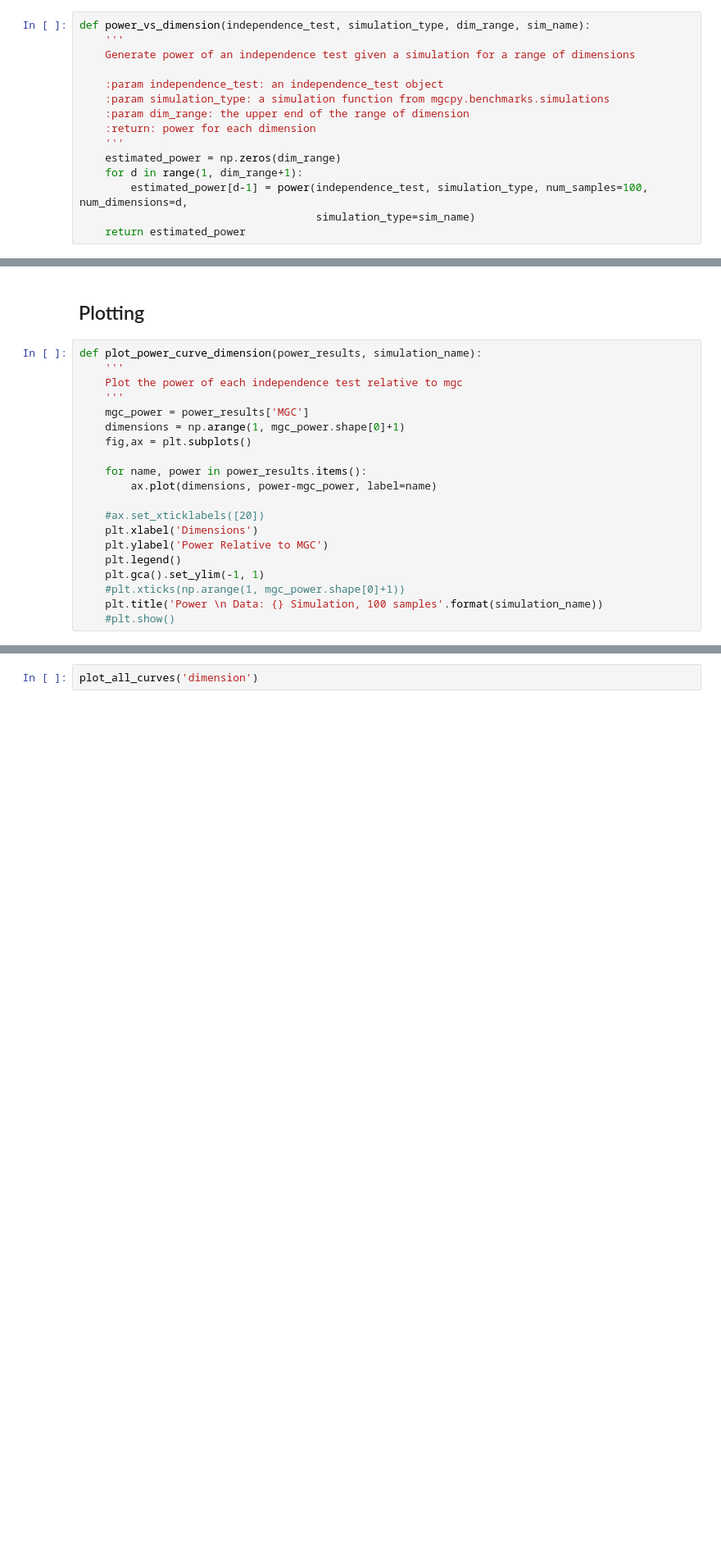
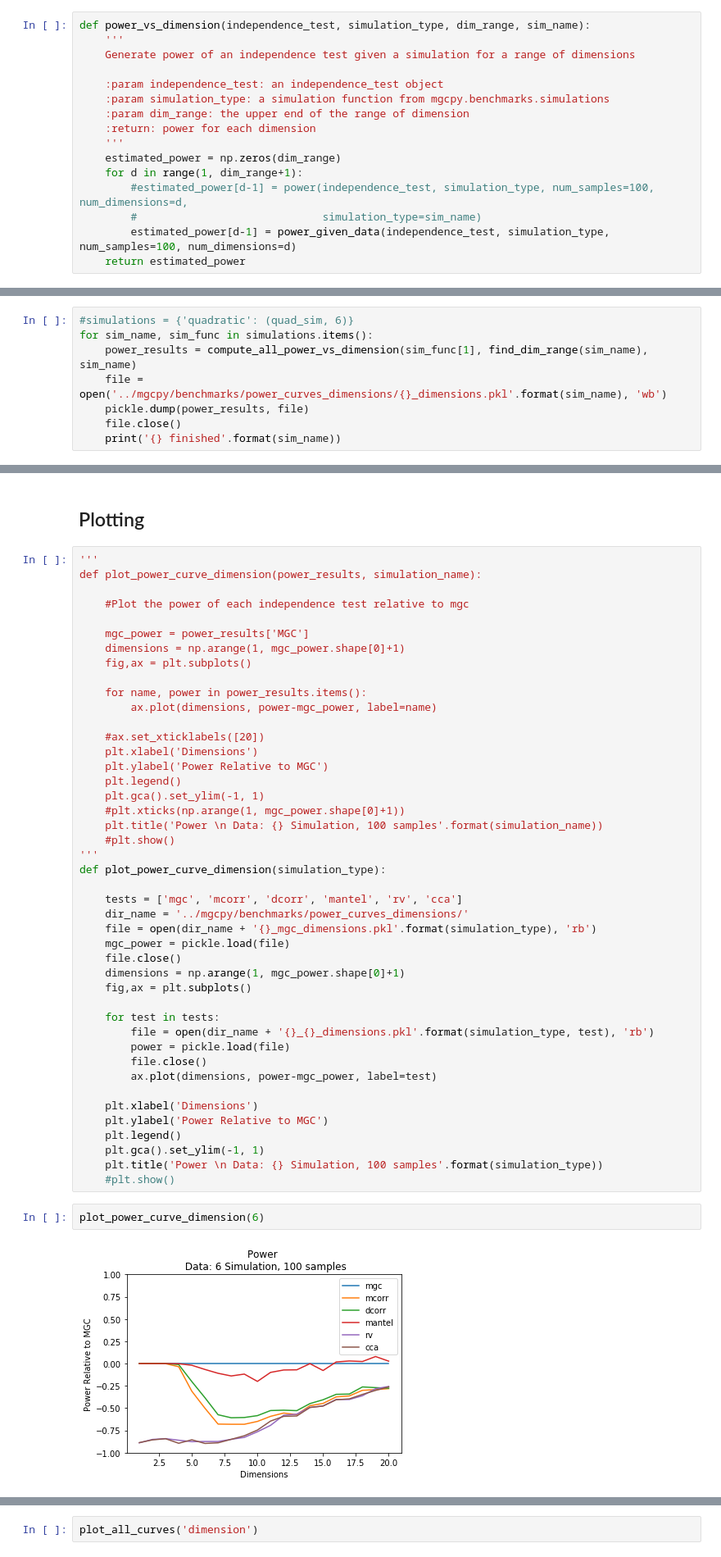
Before and after one commit to neurodata/mgcpy-old, a Jupyter notebook: demos/figure_2_power_curve.ipynb, the cells around one changed output, grey strips where cells are left out. Shown at 82% size. Saved outputs shown, nothing was run; the diff lists cells and outputs as text; blank space fills up the shorter version.

Commit message:
modified power curve code to use pre-generated data

```diff
--- a/demos/figure_2_power_curve.ipynb
+++ b/demos/figure_2_power_curve.ipynb
@@ -37,6 +40,7 @@ def power_vs_dimension(independence_test, simulation_type, dim_range, sim_name):
     '''
     estimated_power = np.zeros(dim_range)
     for d in range(1, dim_range+1):
-        estimated_power[d-1] = power(independence_test, simulation_type, num_samples=100, num_dimensions=d,
-                                     simulation_type=sim_name)
+        #estimated_power[d-1] = power(independence_test, simulation_type, num_samples=100, num_dimensions=d,
+        #                             simulation_type=sim_name)
+        estimated_power[d-1] = power_given_data(independence_test, simulation_type, num_samples=100, num_dimensions=d)
     return estimated_power
@@ -111,0 +113,8 @@ bernoulli finished
+# %%
+#simulations = {'quadratic': (quad_sim, 6)}
+for sim_name, sim_func in simulations.items():
+    power_results = compute_all_power_vs_dimension(sim_func[1], find_dim_range(sim_name), sim_name)
+    file = open('../mgcpy/benchmarks/power_curves_dimensions/{}_dimensions.pkl'.format(sim_name), 'wb')
+    pickle.dump(power_results, file)
+    file.close()
+    print('{} finished'.format(sim_name))
@@ -219,10 +309,11 @@ Error
 # %% [markdown]
 ## Plotting
 # %%
+'''
 def plot_power_curve_dimension(power_results, simulation_name):
-    '''
-    Plot the power of each independence test relative to mgc
-    '''
+
+    #Plot the power of each independence test relative to mgc
+
     mgc_power = power_results['MGC']
     dimensions = np.arange(1, mgc_power.shape[0]+1)
     fig,ax = plt.subplots()
@@ -238,6 +329,33 @@ def plot_power_curve_dimension(power_results, simulation_name):
     #plt.xticks(np.arange(1, mgc_power.shape[0]+1))
     plt.title('Power \n Data: {} Simulation, 100 samples'.format(simulation_name))
     #plt.show()
+'''
+def plot_power_curve_dimension(simulation_type):
+
+    tests = ['mgc', 'mcorr', 'dcorr', 'mantel', 'rv', 'cca']
+    dir_name = '../mgcpy/benchmarks/power_curves_dimensions/'
+    file = open(dir_name + '{}_mgc_dimensions.pkl'.format(simulation_type), 'rb')
+    mgc_power = pickle.load(file)
+    file.close()
+    dimensions = np.arange(1, mgc_power.shape[0]+1)
+    fig,ax = plt.subplots()
+
+    for test in tests:
+        file = open(dir_name + '{}_{}_dimensions.pkl'.format(simulation_type, test), 'rb')
+        power = pickle.load(file)
+        file.close()
+        ax.plot(dimensions, power-mgc_power, label=test)
+
+    plt.xlabel('Dimensions')
+    plt.ylabel('Power Relative to MGC')
+    plt.legend()
+    plt.gca().set_ylim(-1, 1)
+    plt.title('Power \n Data: {} Simulation, 100 samples'.format(simulation_type))
+    #plt.show()
+# %%
+plot_power_curve_dimension(6)
+# %% [output]
+[figure, added]
 # %%
 def plot_power_curve_sample_size(power_results, simulation_name):
     '''
```
Also changed, not shown: parts of 16 cells of this notebook, 1 other file.
